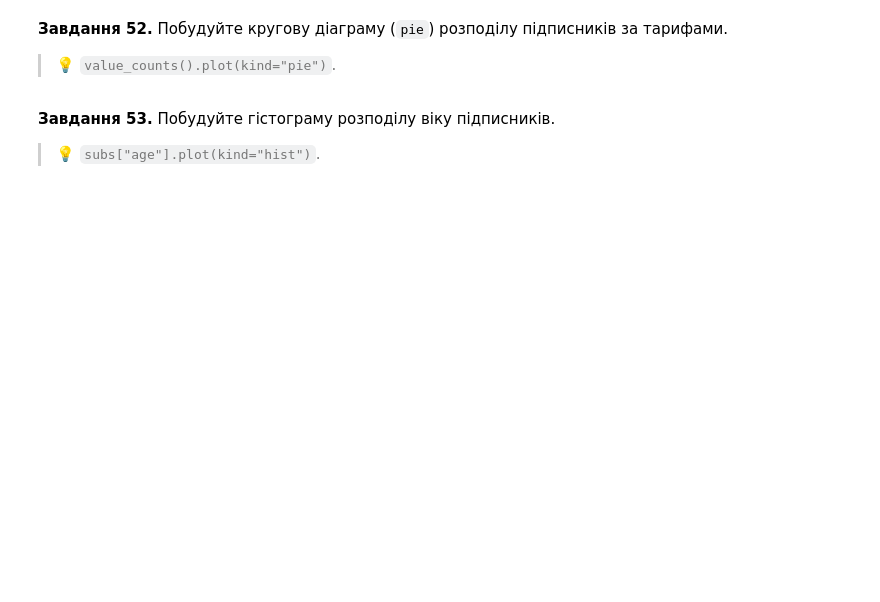
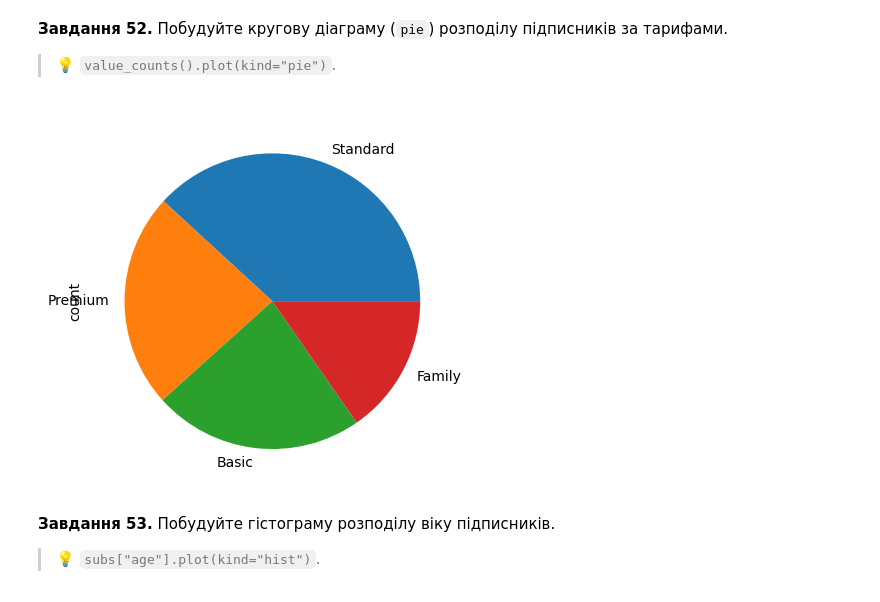
Before and after one commit to NatalieAleksandrova2026/DTA_2026, a Jupyter notebook: Homework/pandas_viz_practice.ipynb, the cells around one changed output. Cells and saved outputs as stored; diff of their text form; code cells hidden in the pictures; blank space fills up the shorter version.

```diff
--- a/Homework/pandas_viz_practice.ipynb
+++ b/Homework/pandas_viz_practice.ipynb
@@ -1012,3 +1015,10 @@ pandas вміє будувати швидкі графіки прямо з да
+# %%
+# Завдання 52:
+sub_plan = subs['plan'].value_counts()
+sub_plan.plot(kind='pie')
+plt.show()
+# %% [output]
+[figure, added]
 # %% [markdown]
 **Завдання 53.** Побудуйте гістограму розподілу віку підписників.
 
```
Also changed, not shown: parts of 14 cells of this notebook.
